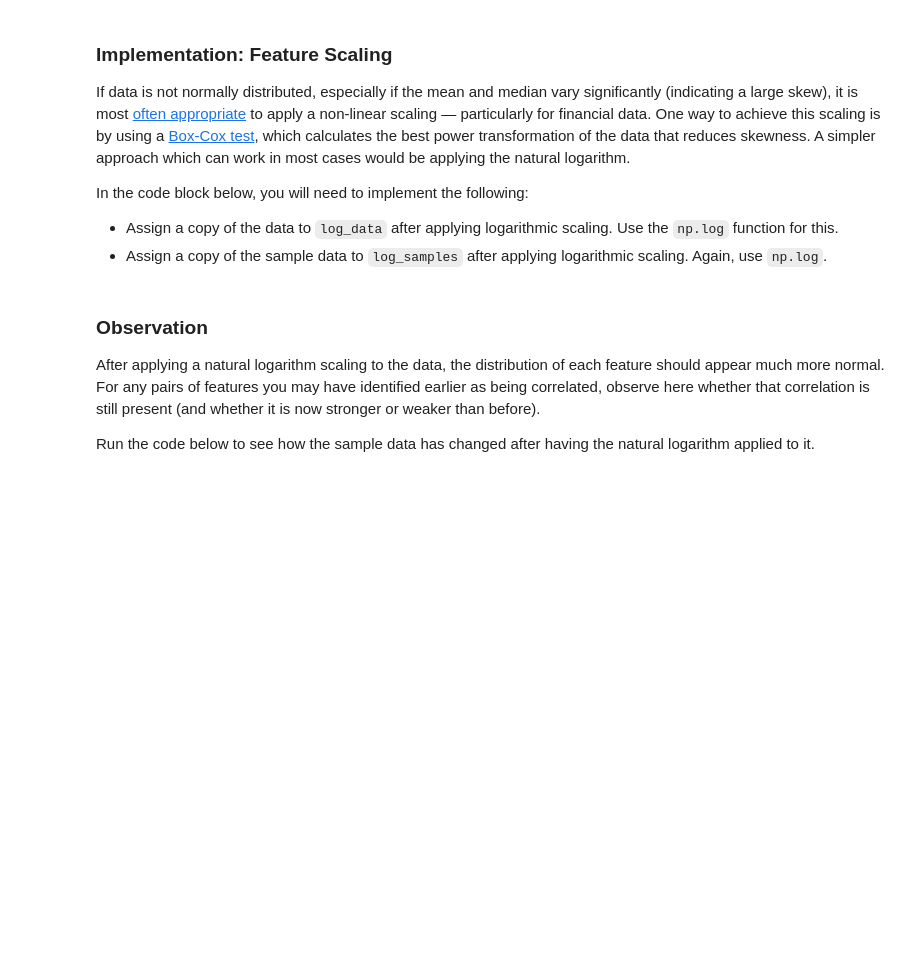
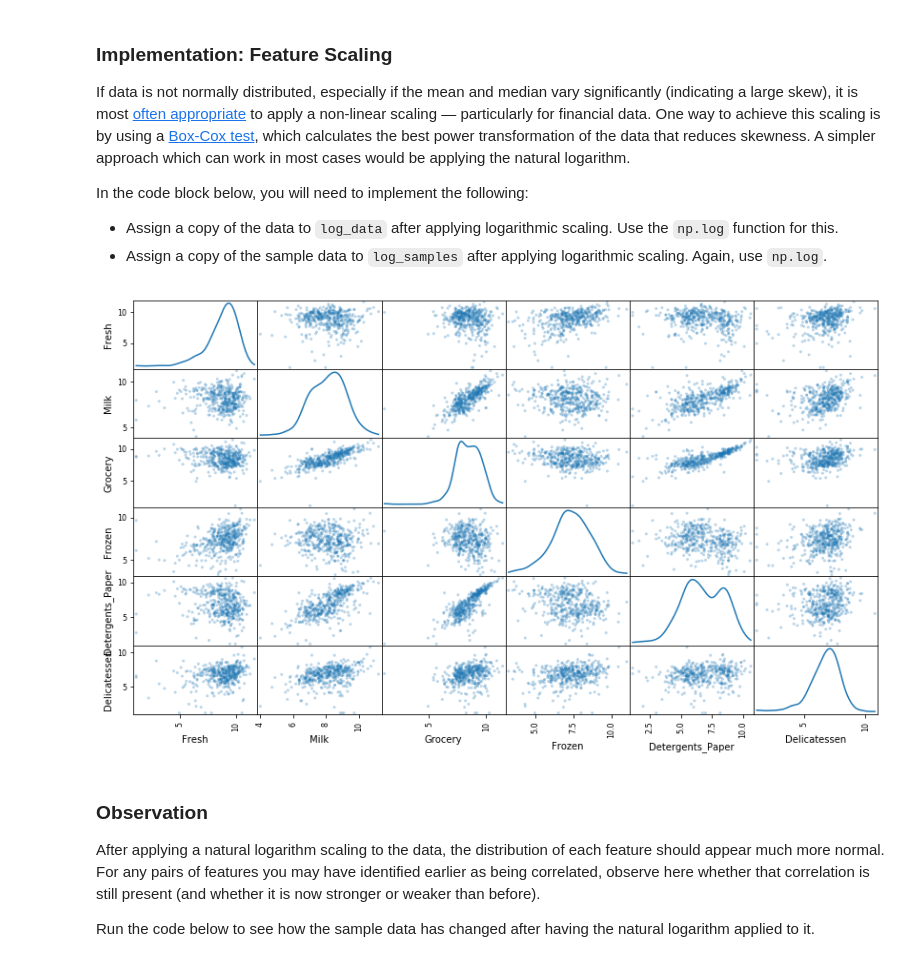
Before and after one commit to mynamerahulkumar/Data_Science, a Jupyter notebook: Machine_Learning/Udacity/Project_Customer_segment_unsupervised/customer_segments.ipynb, the cells around one changed output. Drawn from its saved outputs; the diff is of its cells as text; code cells hidden in the pictures; blank space fills up the shorter version.

```diff
--- a/Machine_Learning/Udacity/Project_Customer_segment_unsupervised/customer_segments.ipynb
+++ b/Machine_Learning/Udacity/Project_Customer_segment_unsupervised/customer_segments.ipynb
@@ -221,13 +221,16 @@ In the code block below, you will need to implement the following:
  - Assign a copy of the sample data to `log_samples` after applying logarithmic scaling. Again, use `np.log`.
 # %%
 # TODO: Scale the data using the natural logarithm
-log_data = None
+import numpy as np
+log_data = np.log(data)
 
 # TODO: Scale the sample data using the natural logarithm
-log_samples = None
+log_samples = np.log(samples)
 
 # Produce a scatter matrix for each pair of newly-transformed features
 pd.scatter_matrix(log_data, alpha = 0.3, figsize = (14,8), diagonal = 'kde');
+# %% [output]
+[figure, added]
 # %% [markdown]
 ### Observation
 After applying a natural logarithm scaling to the data, the distribution of each feature should appear much more normal. For any pairs of features you may have identified earlier as being correlated, observe here whether that correlation is still present (and whether it is now stronger or weaker than before).
```
Also changed, not shown: parts of 2 cells of this notebook.
